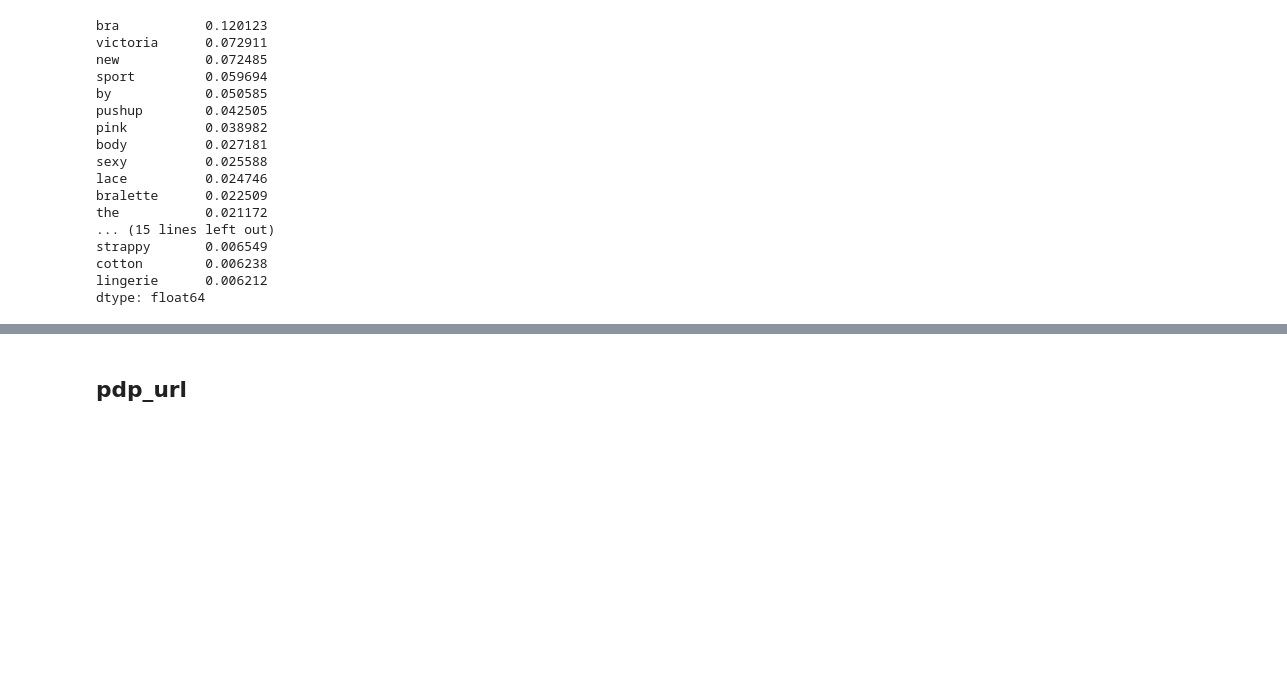
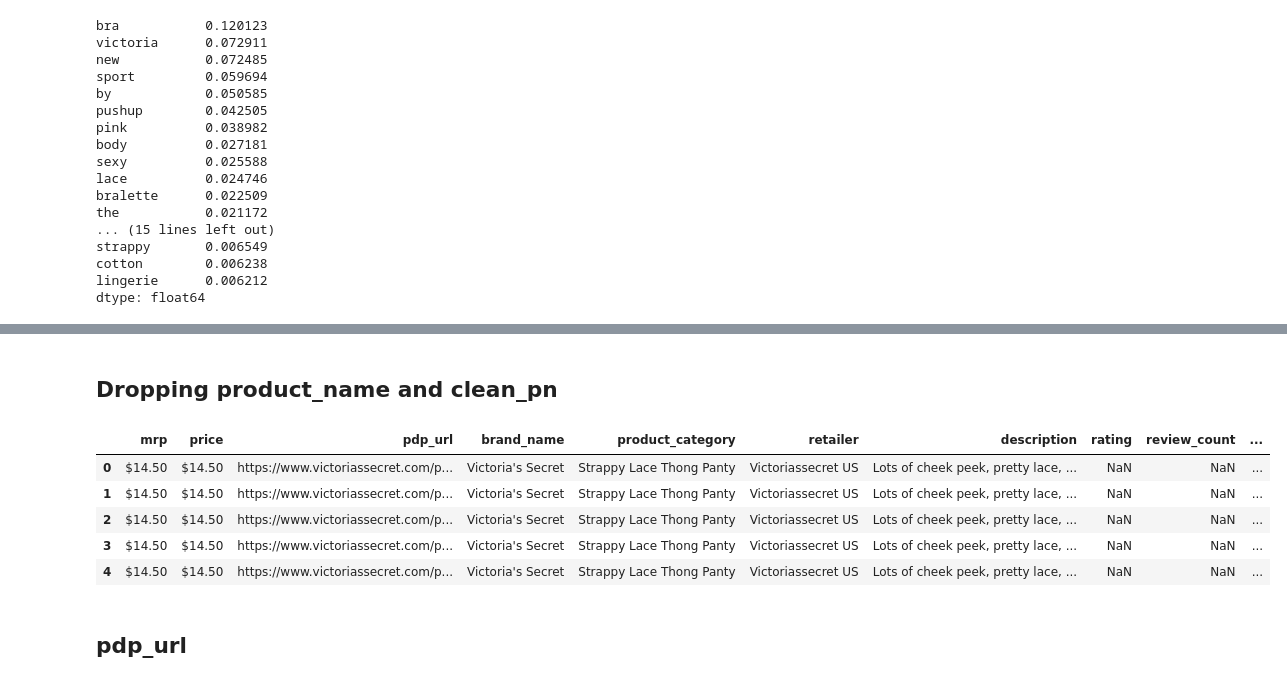
Before and after one commit to MichaelBurak/fashion-data-analysis, a Jupyter notebook: victoria-secret-data.ipynb, the cells around one changed output, grey strips where cells are left out. Drawn from its saved outputs; the diff is of its cells as text; code cells hidden in the pictures; blank space fills up the shorter version.

```diff
--- a/victoria-secret-data.ipynb
+++ b/victoria-secret-data.ipynb
@@ -216,3 +283,16 @@ dtype: float64
+# %% [markdown]
+## Dropping product_name and clean_pn
+# %%
+df = df.drop(columns=['product_name', 'clean_pn'],axis=1)
+
+df.head()
+# %% [output]
+|  | mrp | price | pdp_url | brand_name | product_category | retailer | description | rating | review_count | ... |
+| 0 | $14.50 | $14.50 | https://www.victoriassecret.com/p... | Victoria's Secret | Strappy Lace Thong Panty | Victoriassecret US | Lots of cheek peek, pretty lace, ... | NaN | NaN | ... |
+| 1 | $14.50 | $14.50 | https://www.victoriassecret.com/p... | Victoria's Secret | Strappy Lace Thong Panty | Victoriassecret US | Lots of cheek peek, pretty lace, ... | NaN | NaN | ... |
+| 2 | $14.50 | $14.50 | https://www.victoriassecret.com/p... | Victoria's Secret | Strappy Lace Thong Panty | Victoriassecret US | Lots of cheek peek, pretty lace, ... | NaN | NaN | ... |
+| 3 | $14.50 | $14.50 | https://www.victoriassecret.com/p... | Victoria's Secret | Strappy Lace Thong Panty | Victoriassecret US | Lots of cheek peek, pretty lace, ... | NaN | NaN | ... |
+| 4 | $14.50 | $14.50 | https://www.victoriassecret.com/p... | Victoria's Secret | Strappy Lace Thong Panty | Victoriassecret US | Lots of cheek peek, pretty lace, ... | NaN | NaN | ... |
 # %% [markdown]
 ## pdp_url
 # %%
```
Also changed, not shown: parts of 14 cells of this notebook.
